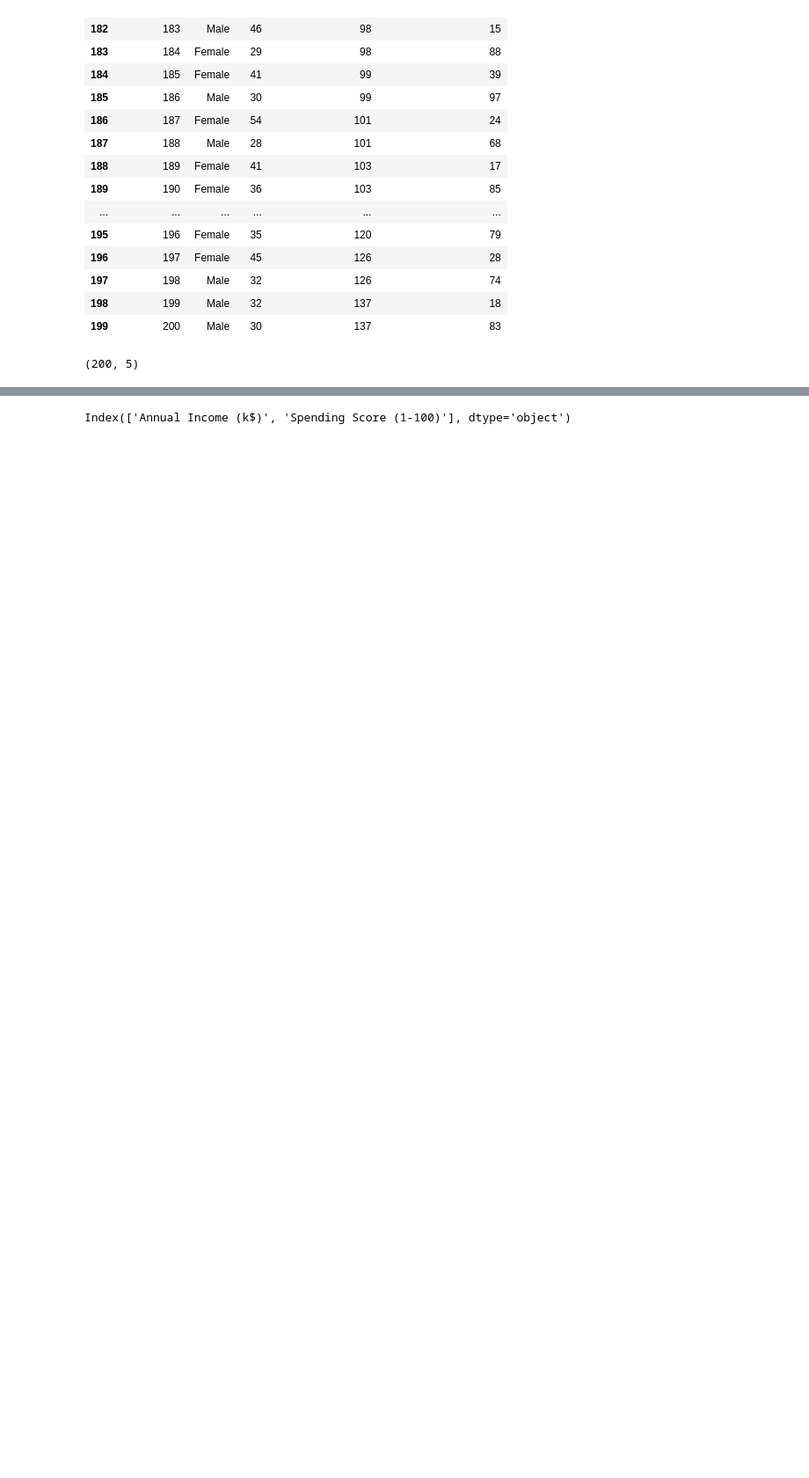
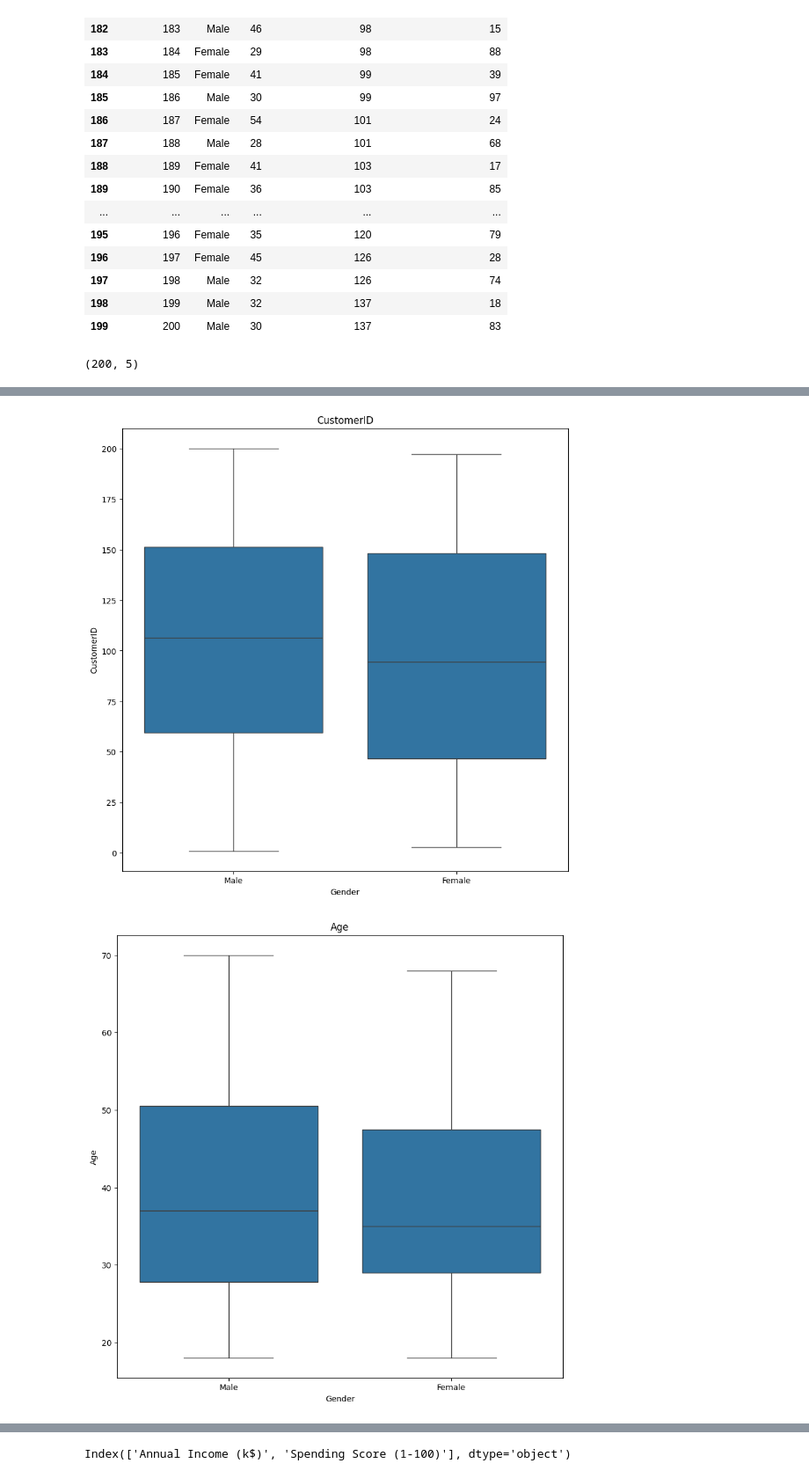
Before and after one commit to Estomihi100103/Clusterisasi-using-Mall-Custumer-Segmentation-Data, a Jupyter notebook: clustering_customer.ipynb, the cells around one changed output, grey strips where cells are left out. Shown: that part at 88% size. Cells and saved outputs as stored; diff of their text form; code cells hidden in the pictures; blank space fills up the shorter version.

```diff
--- a/clustering_customer.ipynb
+++ b/clustering_customer.ipynb
@@ -59,0 +125,11 @@ df.shape
+# %%
+# create a countplot for each categorical column
+for col in  df.select_dtypes(include=['float64','int64']).columns:
+    plt.figure(figsize=(10,10))
+    ax = sns.boxplot(data=df, y=col, x="Gender")
+    plt.title(col)
+
+    plt.show()
+# %% [output]
+[figure, added]
+[figure, added]
```
Also changed, not shown: parts of 14 cells of this notebook.
